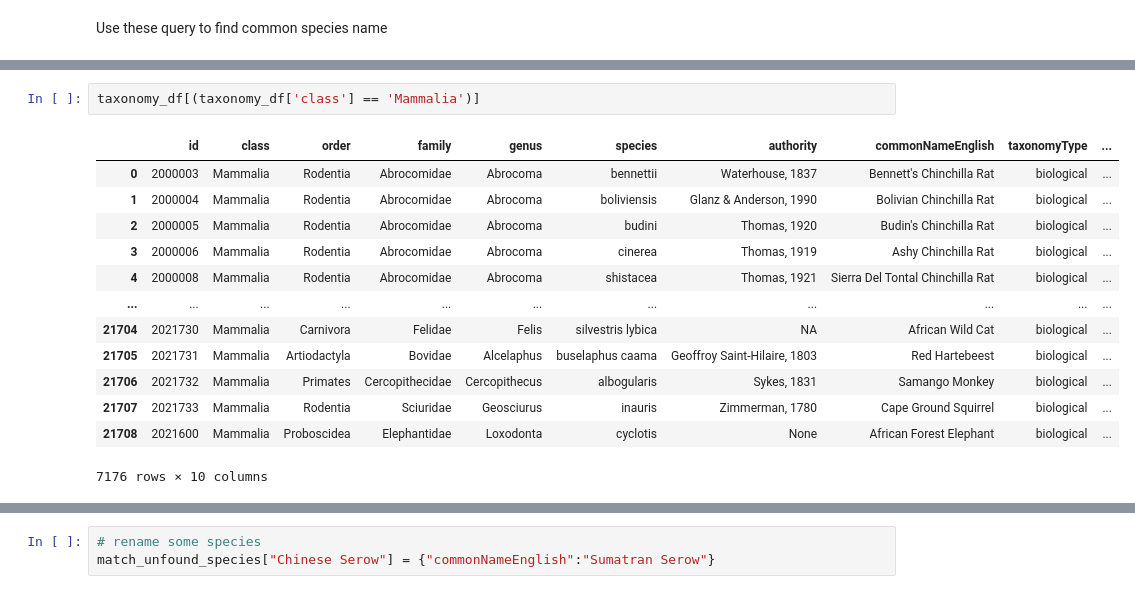
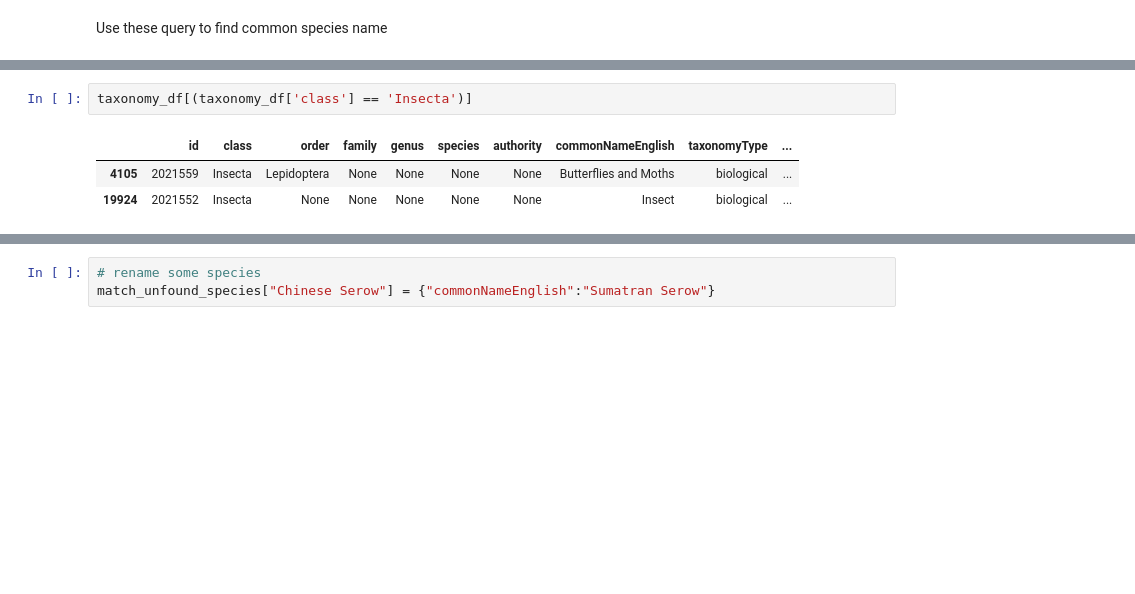
Before and after one commit to FFI-Vietnam/camtrap-tools, a Jupyter notebook: Wildlife Insights/bulk-upload/04_collect-WI-taxon-database.ipynb, the cells around one changed output, grey strips where cells are left out. Drawn from its saved outputs; the diff is of its cells as text; blank space fills up the shorter version.

```diff
--- a/Wildlife Insights/bulk-upload/04_collect-WI-taxon-database.ipynb
+++ b/Wildlife Insights/bulk-upload/04_collect-WI-taxon-database.ipynb
@@ -215,19 +165,9 @@ taxonomy_df[(taxonomy_df['order'] == 'Carnivora')]
 # %%
-taxonomy_df[(taxonomy_df['class'] == 'Mammalia')]
+taxonomy_df[(taxonomy_df['class'] == 'Insecta')]
 # %% [output]
 |  | id | class | order | family | genus | species | authority | commonNameEnglish | taxonomyType | ... |
-| 0 | 2000003 | Mammalia | Rodentia | Abrocomidae | Abrocoma | bennettii | Waterhouse, 1837 | Bennett's Chinchilla Rat | biological | ... |
-| 1 | 2000004 | Mammalia | Rodentia | Abrocomidae | Abrocoma | boliviensis | Glanz & Anderson, 1990 | Bolivian Chinchilla Rat | biological | ... |
-| 2 | 2000005 | Mammalia | Rodentia | Abrocomidae | Abrocoma | budini | Thomas, 1920 | Budin's Chinchilla Rat | biological | ... |
-| 3 | 2000006 | Mammalia | Rodentia | Abrocomidae | Abrocoma | cinerea | Thomas, 1919 | Ashy Chinchilla Rat | biological | ... |
-| 4 | 2000008 | Mammalia | Rodentia | Abrocomidae | Abrocoma | shistacea | Thomas, 1921 | Sierra Del Tontal Chinchilla Rat | biological | ... |
-| ... | ... | ... | ... | ... | ... | ... | ... | ... | ... | ... |
-| 21704 | 2021730 | Mammalia | Carnivora | Felidae | Felis | silvestris lybica | NA | African Wild Cat | biological | ... |
-| 21705 | 2021731 | Mammalia | Artiodactyla | Bovidae | Alcelaphus | buselaphus caama | Geoffroy Saint-Hilaire, 1803 | Red Hartebeest | biological | ... |
-| 21706 | 2021732 | Mammalia | Primates | Cercopithecidae | Cercopithecus | albogularis | Sykes, 1831 | Samango Monkey | biological | ... |
-| 21707 | 2021733 | Mammalia | Rodentia | Sciuridae | Geosciurus | inauris | Zimmerman, 1780 | Cape Ground Squirrel | biological | ... |
-| 21708 | 2021600 | Mammalia | Proboscidea | Elephantidae | Loxodonta | cyclotis | None | African Forest Elephant | biological | ... |
+| 4105 | 2021559 | Insecta | Lepidoptera | None | None | None | None | Butterflies and Moths | biological | ... |
+| 19924 | 2021552 | Insecta | None | None | None | None | None | Insect | biological | ... |
-7176 rows × 10 columns
 # %%
 # match unfound species name with corresponding name in WI taxon id
 
```
Also changed, not shown: parts of 9 cells of this notebook.
